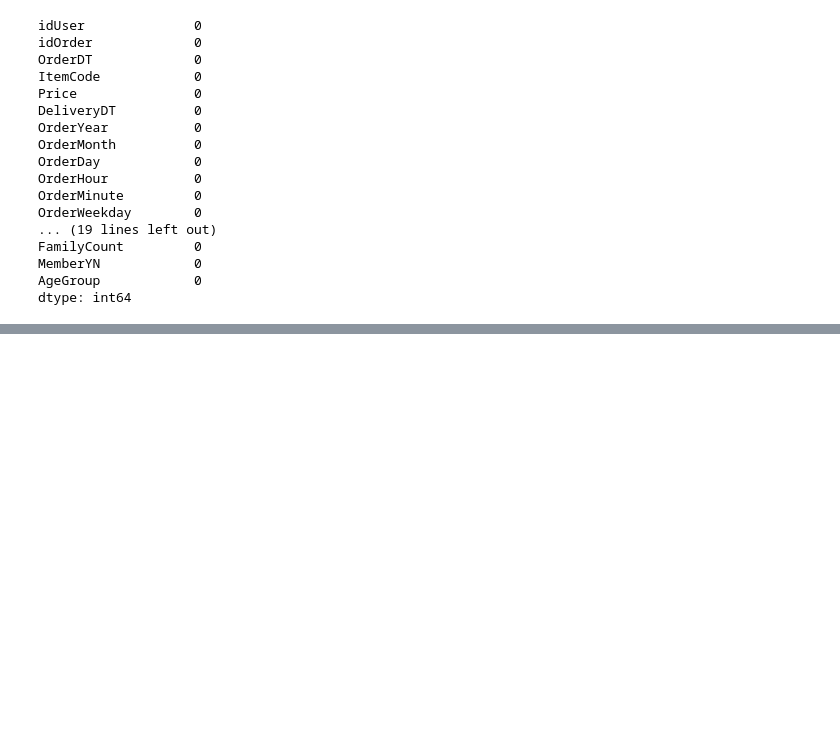
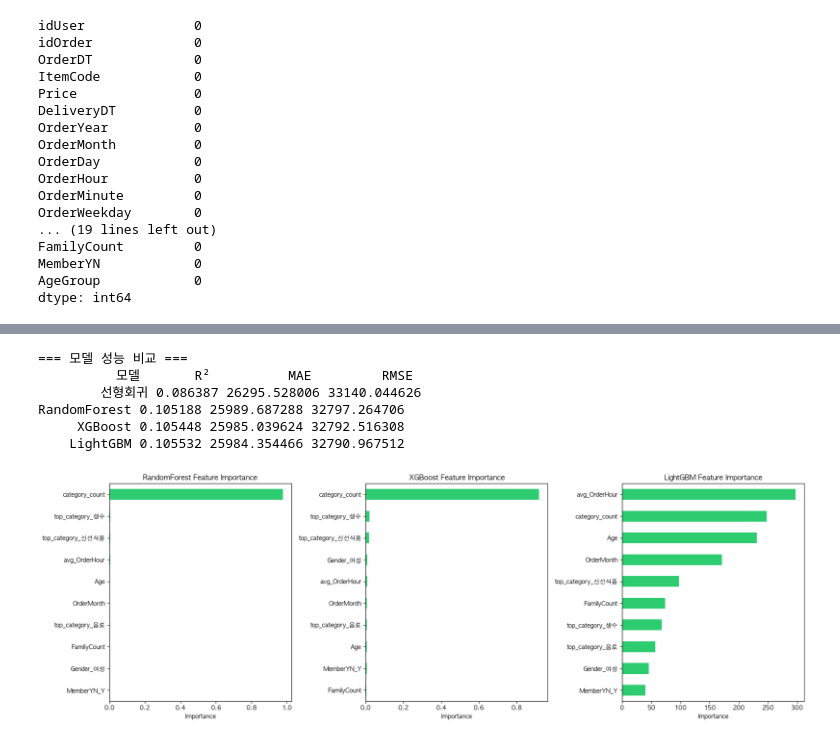
Before and after one commit to wjdwhddls/Bigdata, a Jupyter notebook: 모델개발.ipynb, the cells around one changed output, grey strips where cells are left out. Saved outputs shown, nothing was run; the diff lists cells and outputs as text; code cells hidden in the pictures; blank space fills up the shorter version.

```diff
--- a/모델개발.ipynb
+++ b/모델개발.ipynb
@@ -217,0 +397,50 @@ df_model 처음 10행:
+# %%
+# === 모델 성능 비교 + Feature Importance ===
+
+# 1. 성능 비교표
+results = pd.DataFrame({
+    '모델': ['선형회귀', 'RandomForest', 'XGBoost', 'LightGBM'],
+    'R²': [
+        r2_score(y_test, y_pred),
+        r2_score(y_test, y_pred_rf),
+        r2_score(y_test, y_pred_xgb),
+        r2_score(y_test, y_pred_lgbm)
+    ],
+    'MAE': [
+        mean_absolute_error(y_test, y_pred),
+        mean_absolute_error(y_test, y_pred_rf),
+        mean_absolute_error(y_test, y_pred_xgb),
+        mean_absolute_error(y_test, y_pred_lgbm)
+    ],
+    'RMSE': [
+        np.sqrt(mean_squared_error(y_test, y_pred)),
+        np.sqrt(mean_squared_error(y_test, y_pred_rf)),
+        np.sqrt(mean_squared_error(y_test, y_pred_xgb)),
+        np.sqrt(mean_squared_error(y_test, y_pred_lgbm))
+    ]
+})
+print("=== 모델 성능 비교 ===")
+print(results.to_string(index=False))
+
+# 2. 트리 모델 Feature Importance 비교
+fig, axes = plt.subplots(1, 3, figsize=(18, 6))
+
+for ax, model, name in zip(axes,
+    [rf_grid.best_estimator_, xgb_grid.best_estimator_, lgbm_grid.best_estimator_],
+    ['RandomForest', 'XGBoost', 'LightGBM']):
+
+    imp = pd.Series(model.feature_importances_, index=X.columns).sort_values(ascending=True)
+    imp.plot(kind='barh', ax=ax, color='#2ecc71')
+    ax.set_title(f'{name} Feature Importance')
+    ax.set_xlabel('Importance')
+
+plt.tight_layout()
+plt.show()
+# %% [output]
+=== 모델 성능 비교 ===
+          모델       R²          MAE         RMSE
+        선형회귀 0.086387 26295.528006 33140.044626
+RandomForest 0.105188 25989.687288 32797.264706
+     XGBoost 0.105448 25985.039624 32792.516308
+    LightGBM 0.105532 25984.354466 32790.967512
+[figure, added]
```
Also changed, not shown: parts of 21 cells of this notebook, 8 other files.
